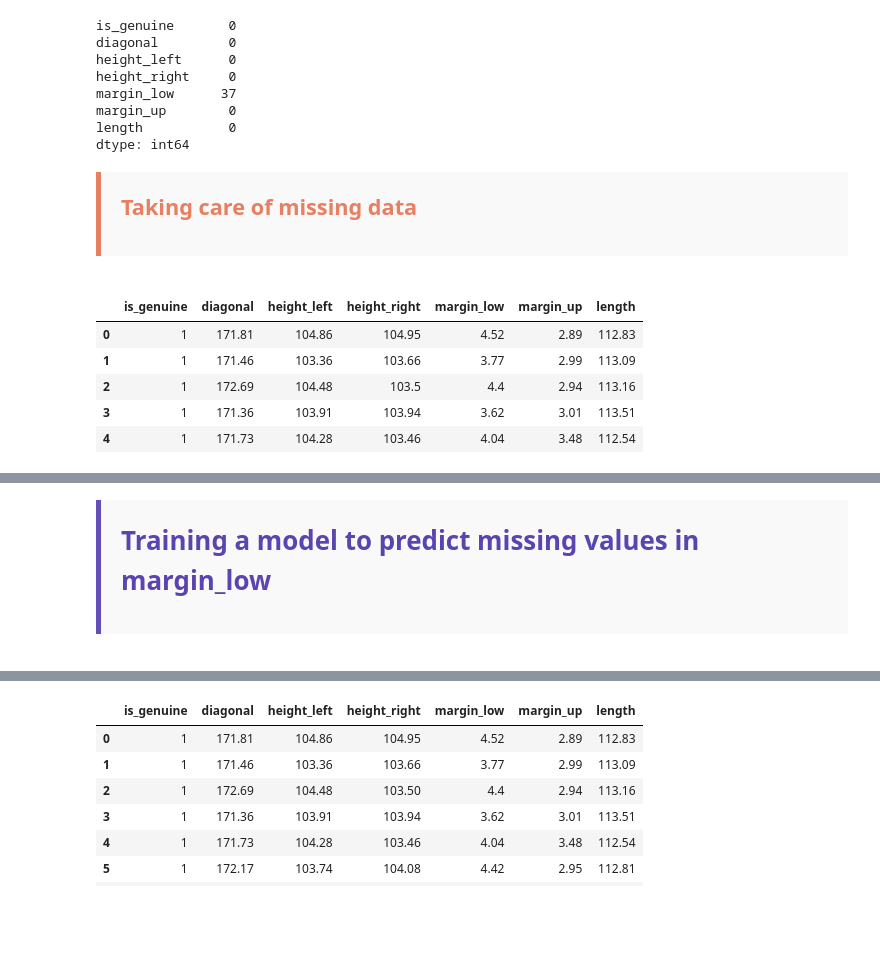
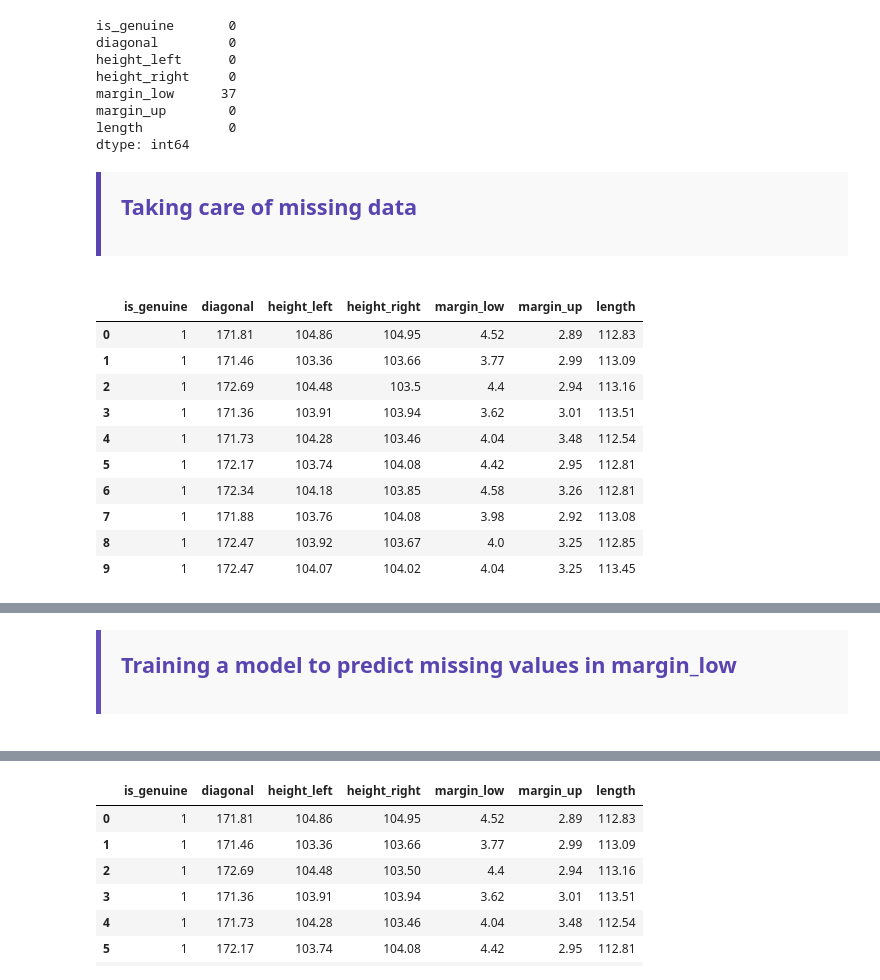
Before and after one commit to khamedtaha/AI-MSc-Semester1, a Jupyter notebook: Programming for Data Science/Project/Khamed_Mohammedtaha_M1_IA_P2.ipynb, the cells around one changed output, grey strips where cells are left out. Saved outputs shown, nothing was run; the diff lists cells and outputs as text; code cells hidden in the pictures; blank space fills up the shorter version.

```diff
--- a/Programming for Data Science/Project/Khamed_Mohammedtaha_M1_IA_P2.ipynb
+++ b/Programming for Data Science/Project/Khamed_Mohammedtaha_M1_IA_P2.ipynb
@@ -96,22 +119,27 @@ margin_up        0
 length           0
 dtype: int64
 # %% [markdown]
-<div style="font-family: Arial, sans-serif; background-color: #f9f9f9; border-left: 5px solid #E97F61; padding: 20px; margin-bottom: 20px;">
-  <h2 style="color: #E97F61; margin-top: 0;">Taking care of missing data
+<div id="4" style="font-family: Arial, sans-serif; background-color: #f9f9f9; border-left: 5px solid #5A45B0; padding: 20px; margin-bottom: 20px;">
+  <h2 style="color: #5A45B0; margin-top: 0;">Taking care of missing data
 </h2>
 </div>
 # %%
 df['is_genuine'] = df['is_genuine'].replace({'True': True, 'False': False})
 df['is_genuine'] = df['is_genuine'].astype(int)
 # %%
-df.head(5)
+df.head(10)
 # %% [output]
 |  | is_genuine | diagonal | height_left | height_right | margin_low | margin_up | length |
 | 0 | 1 | 171.81 | 104.86 | 104.95 | 4.52 | 2.89 | 112.83 |
 | 1 | 1 | 171.46 | 103.36 | 103.66 | 3.77 | 2.99 | 113.09 |
 | 2 | 1 | 172.69 | 104.48 | 103.5 | 4.4 | 2.94 | 113.16 |
 | 3 | 1 | 171.36 | 103.91 | 103.94 | 3.62 | 3.01 | 113.51 |
 | 4 | 1 | 171.73 | 104.28 | 103.46 | 4.04 | 3.48 | 112.54 |
+| 5 | 1 | 172.17 | 103.74 | 104.08 | 4.42 | 2.95 | 112.81 |
+| 6 | 1 | 172.34 | 104.18 | 103.85 | 4.58 | 3.26 | 112.81 |
+| 7 | 1 | 171.88 | 103.76 | 104.08 | 3.98 | 2.92 | 113.08 |
+| 8 | 1 | 172.47 | 103.92 | 103.67 | 4.0 | 3.25 | 112.85 |
+| 9 | 1 | 172.47 | 104.07 | 104.02 | 4.04 | 3.25 | 113.45 |
 # %%
 df.info()
 # %% [output]
@@ -153,9 +181,9 @@ Data columns (total 7 columns):
 dtypes: float64(5), int32(1), object(1)
 memory usage: 76.3+ KB
 # %% [markdown]
-<div style="font-family: Arial, sans-serif; background-color: #f9f9f9; border-left: 5px solid #644FBA; padding: 20px; margin-bottom: 20px;">
-  <h1 style="color: #5A45B0; margin-top: 0;">Training a model to predict missing values in margin_low
-</h1>
+<div id="5" style="font-family: Arial, sans-serif; background-color: #f9f9f9; border-left: 5px solid #644FBA; padding: 20px; margin-bottom: 20px;">
+  <h2 style="color: #5A45B0; margin-top: 0;">Training a model to predict missing values in margin_low
+</h2>
 </div>
 # %%
 from sklearn.tree import DecisionTreeRegressor
```
Also changed, not shown: parts of 53 cells of this notebook, 1 other file.
